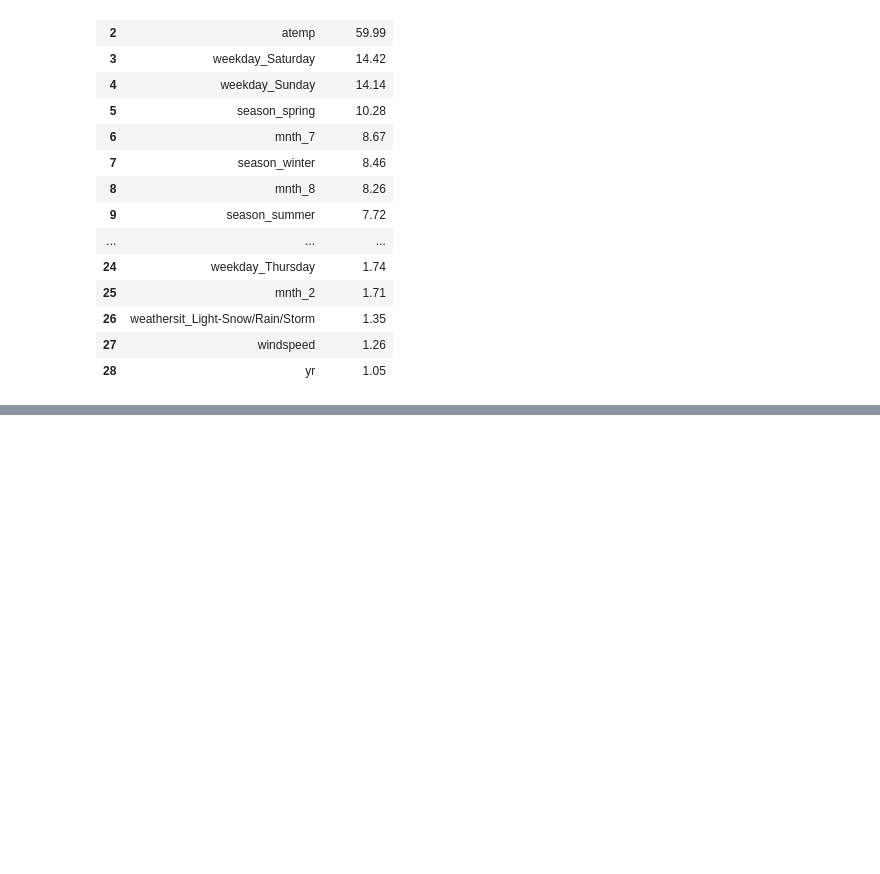
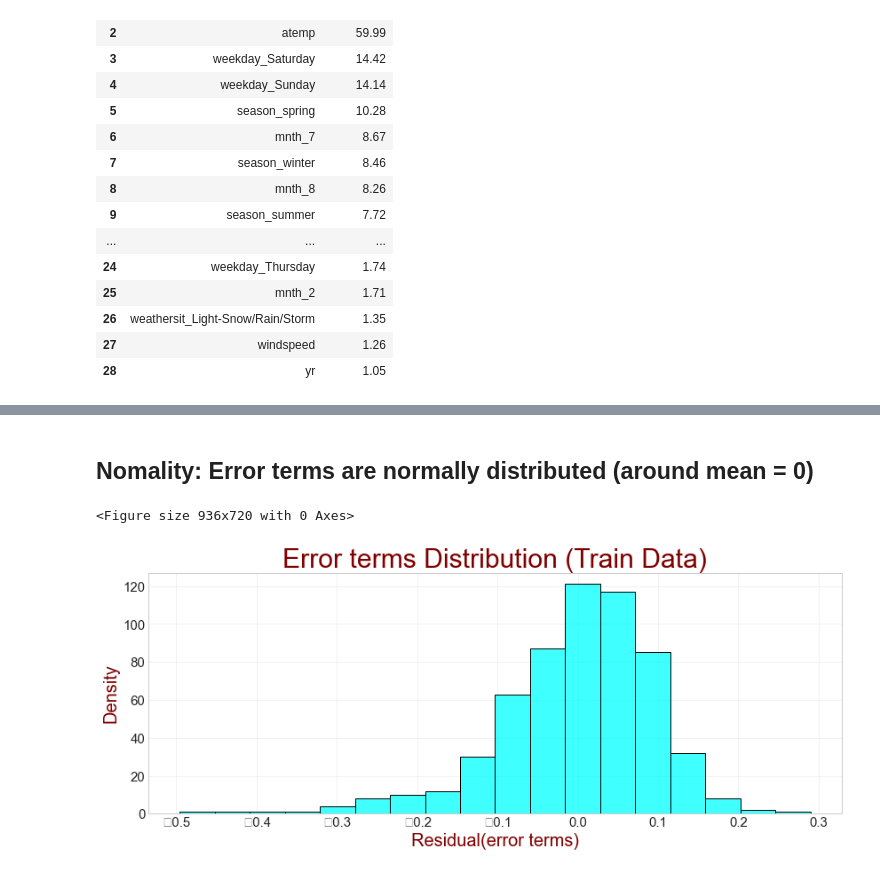
Before and after one commit to Sirnobaka/Kaggle_notebooks, a Jupyter notebook: Rental_BikeSharing/Linear_Regression.ipynb, the cells around one changed output, grey strips where cells are left out. Saved outputs shown, nothing was run; the diff lists cells and outputs as text; code cells hidden in the pictures; blank space fills up the shorter version.

```diff
--- a/Rental_BikeSharing/Linear_Regression.ipynb
+++ b/Rental_BikeSharing/Linear_Regression.ipynb
@@ -706,0 +1176,8 @@ x_rfe = x[new_col]
+# %%
+# create Model-7
+
+# adding constant
+x_lr7 = sm.add_constant(x_rfe)
+
+#creating a fitted model using fit()
+lr_m7 = sm.OLS(y, x_lr7).fit()
@@ -706,0 +1228,3 @@ x_rfe = x[new_col]
+# %%
+new_col = new_col.drop(['mnth_3'])
+x_rfe = x[new_col]
@@ -706,0 +1243,8 @@ x_rfe = x[new_col]
+# %%
+# create Model-8
+
+# adding constant
+x_lr8 = sm.add_constant(x_rfe)
+
+#creating a fitted model using fit()
+lr_m8 = sm.OLS(y, x_lr8).fit()
@@ -706,0 +1307,21 @@ x_rfe = x[new_col]
+# %% [markdown]
+## Nomality: Error terms are normally distributed (around mean = 0)
+# %%
+# PERFORMING RESIDUAL ANALYSIS ON TRAINING DATA
+
+y_pred =  lr_m8.predict(x_lr8)
+# %%
+#plotting hist plot to analyse residuals
+
+residual = y - y_pred
+
+fig = plt.figure()
+plt.figure(figsize = (14,5))
+sns.histplot((residual), bins = 18, color='cyan')
+plt.title('Error terms Distribution (Train Data)', fontsize=30,color='maroon')
+plt.xlabel('Residual(error terms)', fontsize=20,color='maroon')
+plt.ylabel('Density', fontsize=20,color='maroon')
+plt.show()
+# %% [output]
+<Figure size 936x720 with 0 Axes>
+[figure, added]
```
Also changed, not shown: parts of 101 cells of this notebook.
